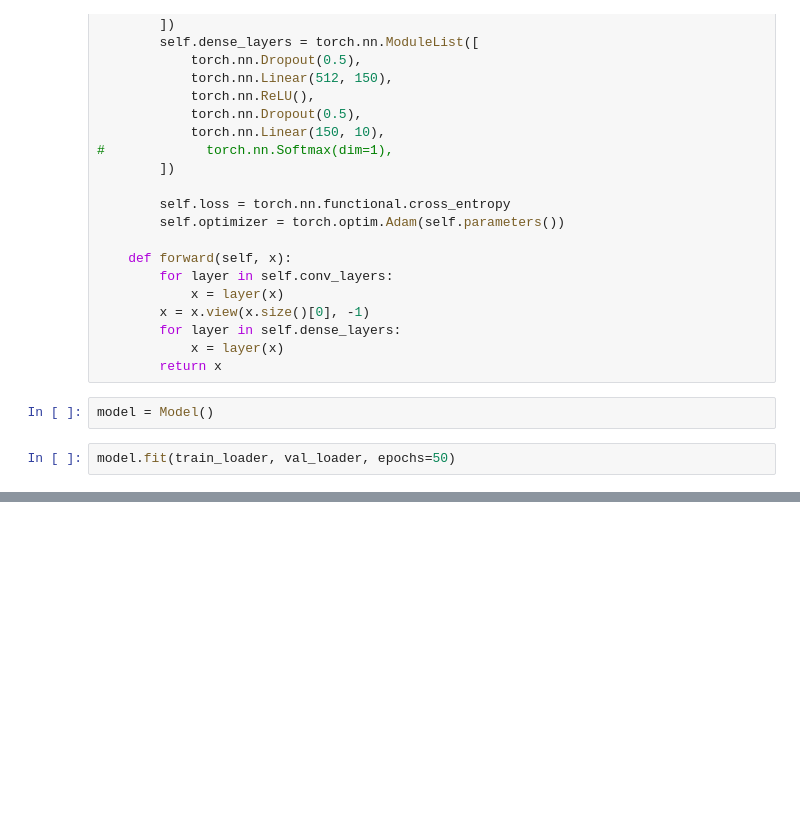
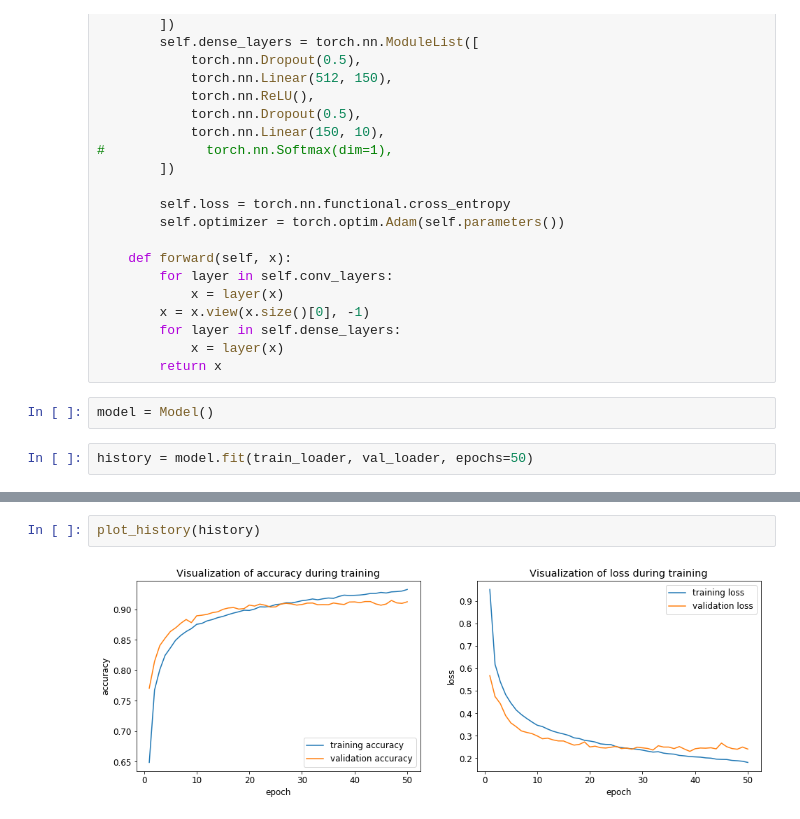
Before and after one commit to czyzi0/ml-notebooks, a Jupyter notebook: notebooks/fashion-mnist-classification.ipynb, the cells around one changed output, grey strips where cells are left out. Drawn from its saved outputs; the diff is of its cells as text; blank space fills up the shorter version.

```diff
--- a/notebooks/fashion-mnist-classification.ipynb
+++ b/notebooks/fashion-mnist-classification.ipynb
@@ -235,5 +260,5 @@ class Model(Classifier):
 # %%
 model = Model()
 # %%
-model.fit(train_loader, val_loader, epochs=50)
+history = model.fit(train_loader, val_loader, epochs=50)
 # %% [output]
@@ -257,3 +282,7 @@ model.fit(train_loader, val_loader, epochs=50)
+# %%
+plot_history(history)
+# %% [output]
+[figure, added]
 # %%
 print(f'Train set accuracy:      {model.evaluate(train_loader)[1]:.4f}')
 print(f'Validation set accuracy: {model.evaluate(val_loader)[1]:.4f}')
```
Also changed, not shown: parts of 8 cells of this notebook.
